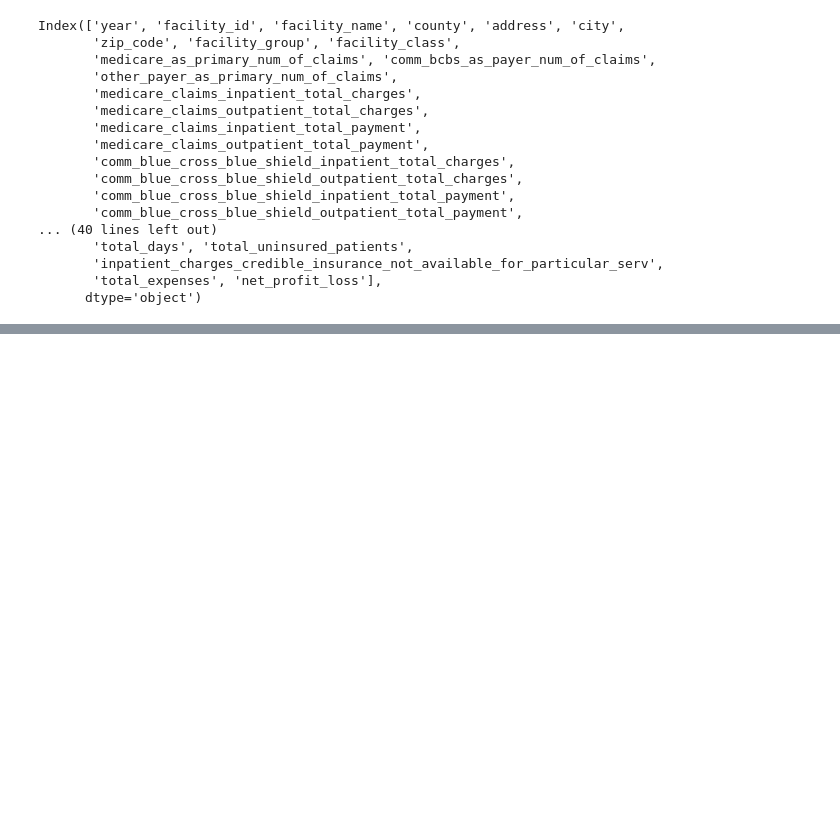
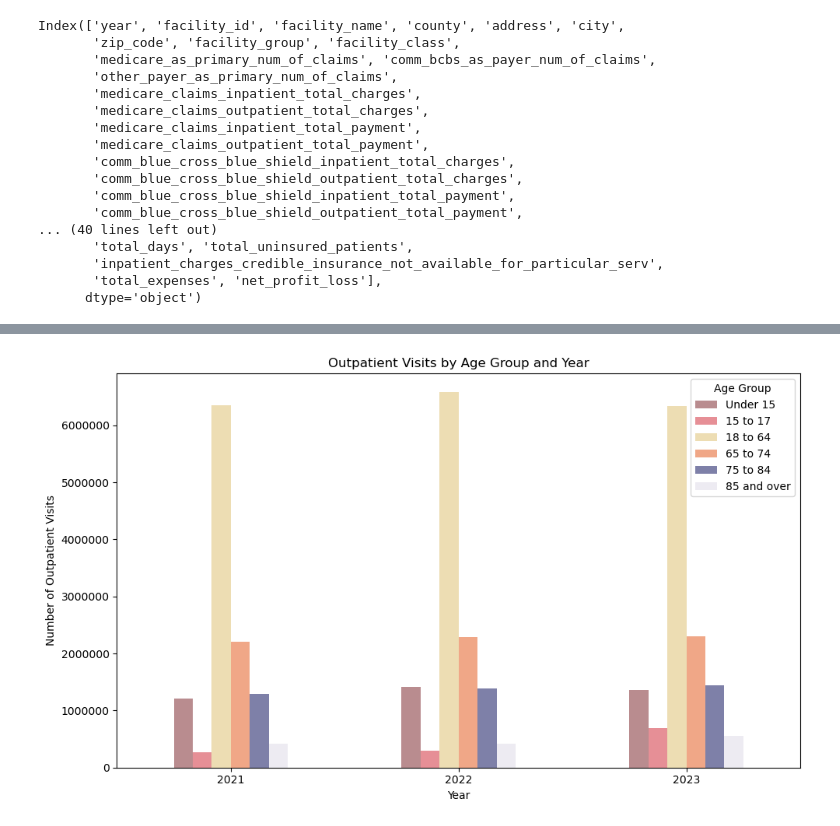
Before and after one commit to navyan0245/geographic_desparities, a Jupyter notebook: notebook/calculations.ipynb, the cells around one changed output, grey strips where cells are left out. Cells and saved outputs as stored; diff of their text form; code cells hidden in the pictures; blank space fills up the shorter version.

```diff
--- a/notebook/calculations.ipynb
+++ b/notebook/calculations.ipynb
@@ -307,0 +357,51 @@ Index(['year', 'facility_id', 'facility_name', 'county', 'address', 'city',
+# %%
+out_patients_df = df_all_years[['year','under15outpatientvisits','15to17outpatientvisits','18to64outpatientvisits','65to74outpatientvisits','75to84outpatientvisits','85overoutpatientvisits']]
+# %%
+
+out_patients_by_year = out_patients_df.groupby("year").sum()
+
+age_order = [
+    "under15outpatientvisits",
+    "15to17outpatientvisits",
+    "18to64outpatientvisits",
+    "65to74outpatientvisits",
+    "75to84outpatientvisits",
+    "85overoutpatientvisits"
+]
+out_patients_by_year = out_patients_by_year[age_order]
+
+colors = ["#B98C8F", "#E68F96", "#EDDDB3", "#F0A787", "#7e80a8", "#edebf2"]
+
+# --- Clustered bar chart ---
+ax = out_patients_by_year.plot(
+    kind="bar",
+    figsize=(10,6),
+    color=colors
+)
+
+# --- Labels and title ---
+plt.title("Outpatient Visits by Age Group and Year")
+plt.xlabel("Year")
+plt.ylabel("Number of Outpatient Visits")
+plt.xticks(rotation=0)
+plt.legend(title="Age Group", labels=[
+    "Under 15",
+    "15 to 17",
+    "18 to 64",
+    "65 to 74",
+    "75 to 84",
+    "85 and over"
+])
+
+
+#  Disable scientific notation
+ax.yaxis.set_major_formatter(mtick.ScalarFormatter())
+ax.yaxis.get_major_formatter().set_scientific(False)
+ax.yaxis.get_major_formatter().set_useOffset(False)
+
+# Save figure
+plt.tight_layout()
+plt.savefig("../visual_templates/outpatient_visits_by_year_clustered.png", dpi=300)
+plt.show()
+# %% [output]
+[figure, added]
```
Also changed, not shown: parts of 9 cells of this notebook, 26 other files.
